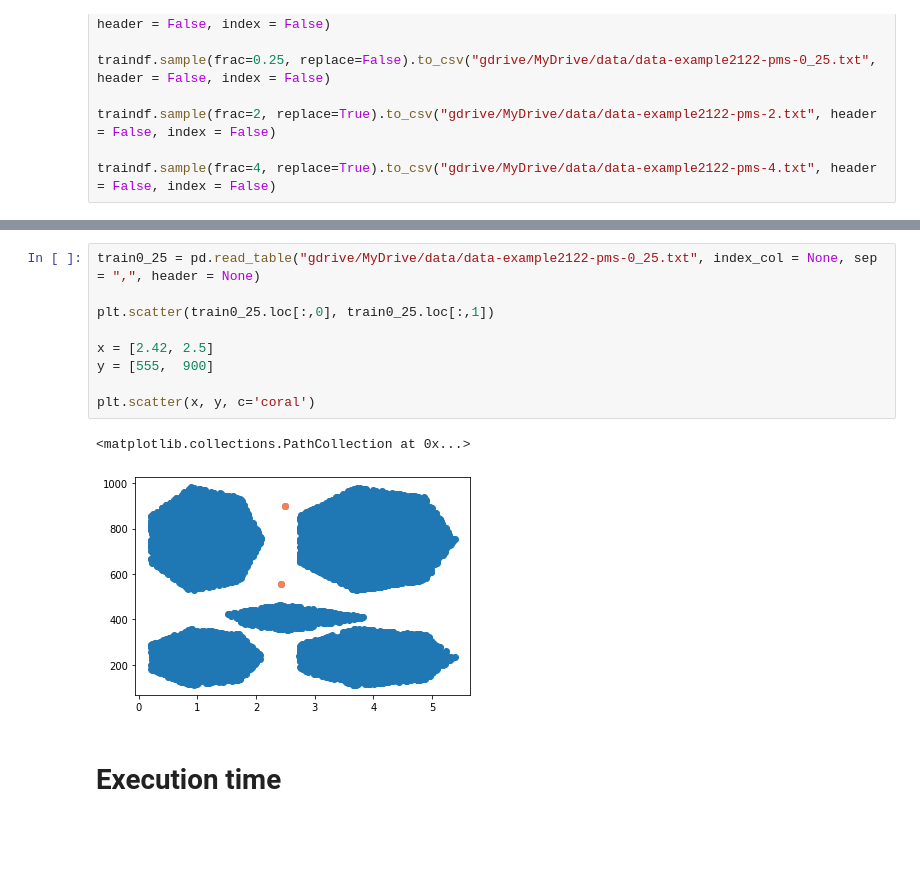
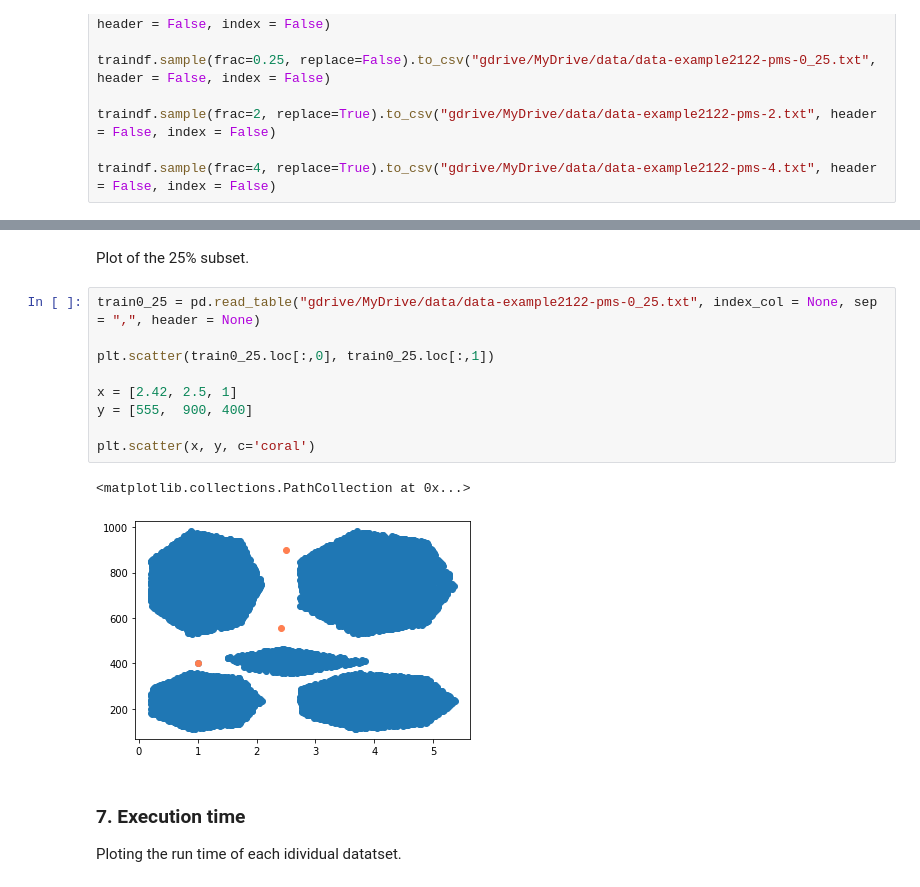
Before and after one commit to zoichatzi/linearScalableOutlierDetect, a Jupyter notebook: images/project1_images.ipynb, the cells around one changed output, grey strips where cells are left out. Drawn from its saved outputs; the diff is of its cells as text; blank space fills up the shorter version.

```diff
--- a/images/project1_images.ipynb
+++ b/images/project1_images.ipynb
@@ -70,17 +86,20 @@ plt.scatter(x, y, c='coral')
+# %% [markdown]
+Plot of the 25% subset.
 # %%
 train0_25 = pd.read_table("gdrive/MyDrive/data/data-example2122-pms-0_25.txt", index_col = None, sep = ",", header = None)
 
 plt.scatter(train0_25.loc[:,0], train0_25.loc[:,1])
 
-x = [2.42, 2.5]
-y = [555,  900]
+x = [2.42, 2.5, 1]
+y = [555,  900, 400]
 
 plt.scatter(x, y, c='coral')
 # %% [output]
 <matplotlib.collections.PathCollection at 0x...>
-[figure, old version]
+[figure, new version]
-# %% [markdown]
-# Execution time
+# %% [markdown]
+### 7. Execution time
+Ploting the run time of each idividual datatset.
 # %%
 x = [0.25, 0.5, 1, 2, 4]
 y = [32.941732741,  35.566625094, 42.109486233, 49.346912155, 73.020051405]
```
Also changed, not shown: parts of 17 cells of this notebook.
